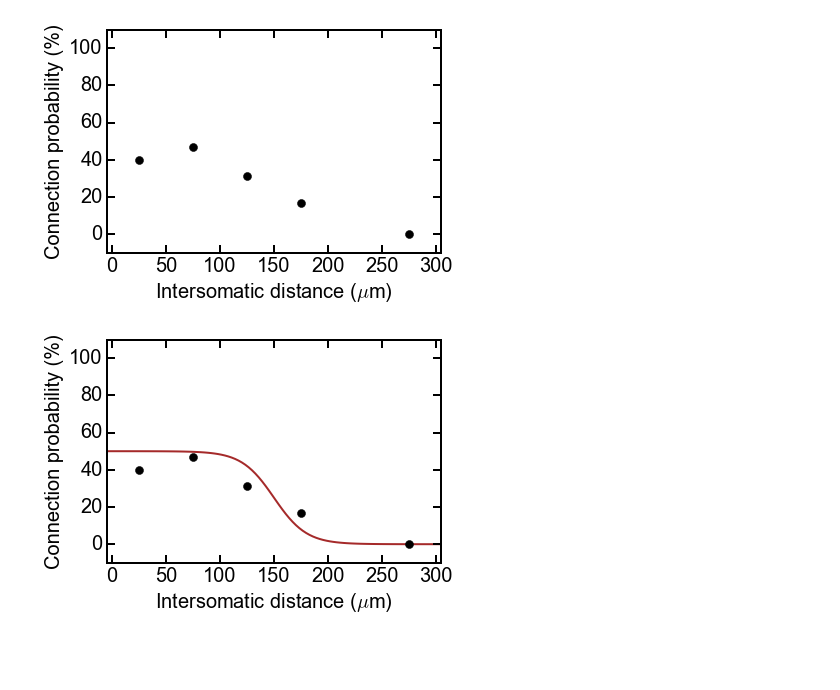
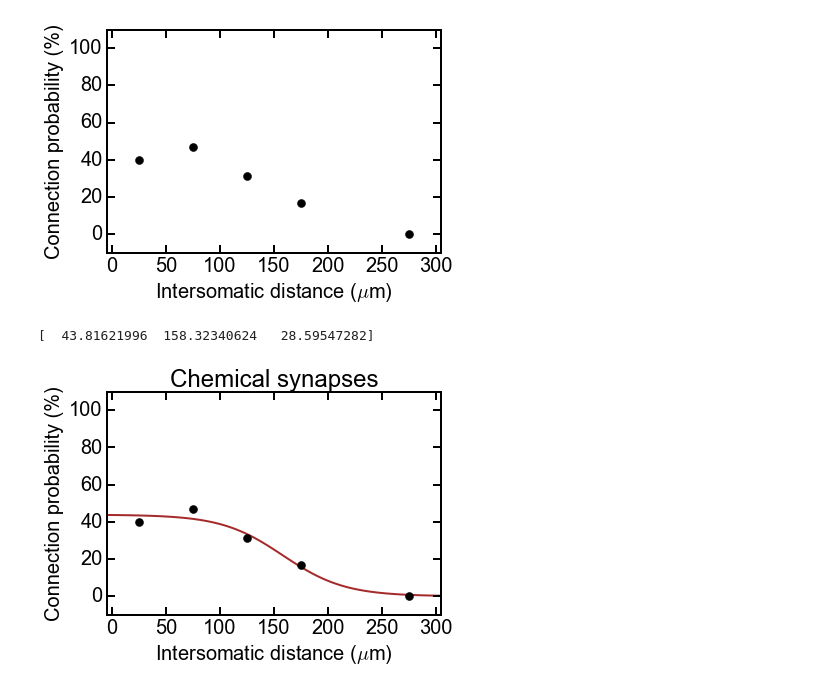
Before and after one commit to ClaudiaEsp/inet, a Jupyter notebook: Analysis/Distance-dependent connectivity between inhibitory neurons.ipynb, the cells around one changed output. Drawn from its saved outputs; the diff is of its cells as text; code cells hidden in the pictures; blank space fills up the shorter version.

```diff
--- a/Analysis/Distance-dependent connectivity between inhibitory neurons.ipynb
+++ b/Analysis/Distance-dependent connectivity between inhibitory neurons.ipynb
@@ -40,12 +38,22 @@ def sigmoid(x, A, C, r):
+# %%
+pinit = [50, 150, 15] # initial guess for amplitude, half-width and slope
+lower_bounds = (0, 0, 15)
+upper_bounds = (100, 300, 100)
+mybounds = ((lower_bounds, upper_bounds))
+popt, pcov = curve_fit(f=sigmoid, xdata= xval, ydata= yval, p0 = pinit, \
+                        method='trf', bounds=mybounds)
+print(popt)
+# %% [output]
+[  43.81621996  158.32340624   28.59547282]
 # %%
-#52.4311045   156.07244944   17.88484546
 xfit = np.linspace(-5,305, 100)
-yfit = sigmoid(xfit, 50, 150, 15)
+yfit = sigmoid(xfit, popt[0], popt[1], popt[2])
 plt.plot(xfit, yfit, color='brown')
 
 plt.plot(xval, yval, 'ko');
 plt.ylim(-10,110), plt.xlim(-5, 305);
 plt.xlabel('Intersomatic distance ($\mu$m)');
 plt.ylabel('Connection probability (%)');
+plt.title('Chemical synapses');
 # %% [output]
-[figure, old version]
+[figure, new version]
```
Also changed, not shown: parts of 8 cells of this notebook, 3 other files.
